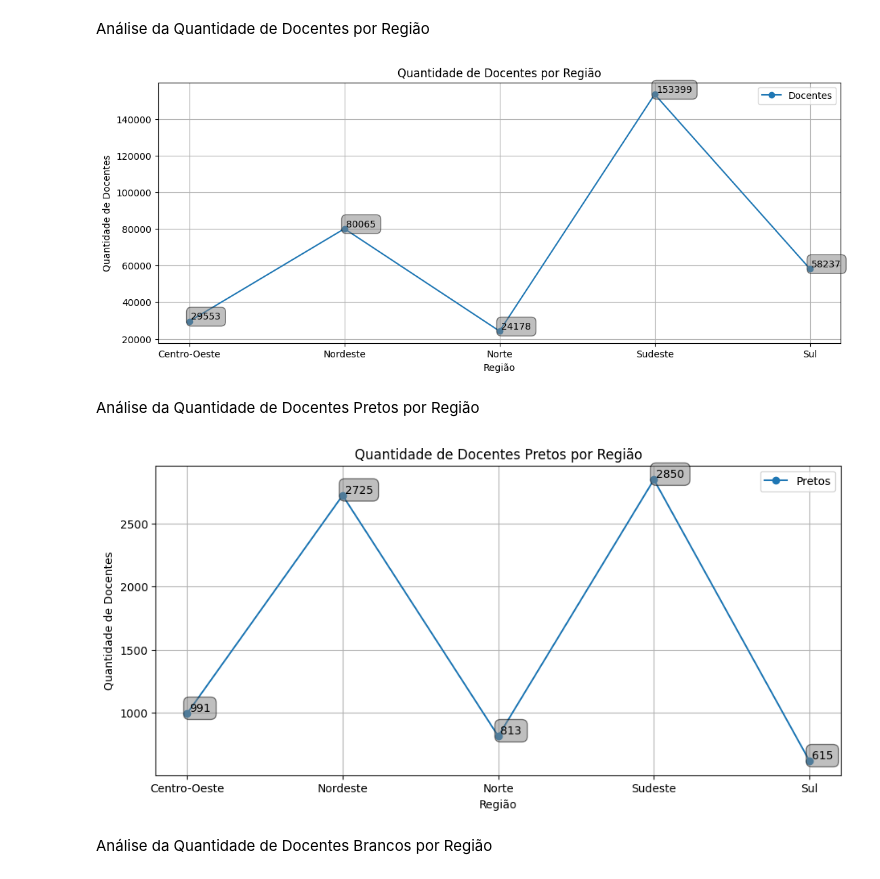
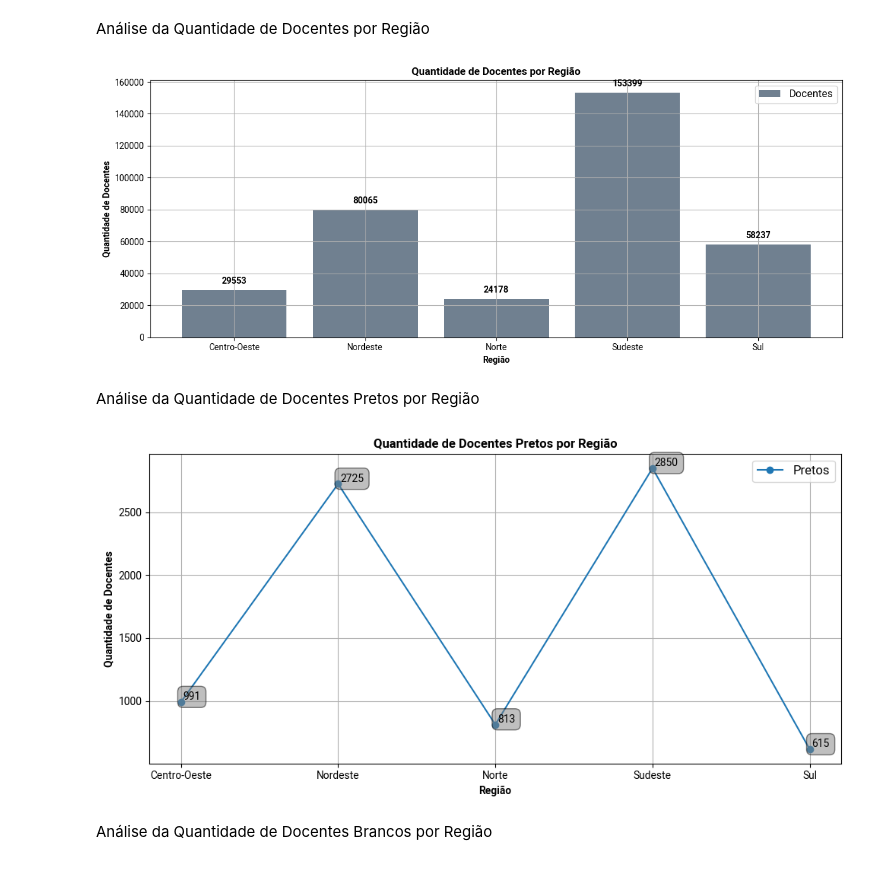
Before and after one commit to luanmenezesmatos/Kick-TrabalhoPython, a Jupyter notebook: script.ipynb, the cells around one changed output. Drawn from its saved outputs; the diff is of its cells as text; code cells hidden in the pictures.

Commit message:
Fazendo a troca dos gráficos de linhas para barras

```diff
--- a/script.ipynb
+++ b/script.ipynb
@@ -38,34 +48,70 @@ Análise da Quantidade de Docentes por Região
 # %%
 
 dataDocTotal = ies_df.groupby('NO_REGIAO_IES')['QT_TEC_TOTAL'].sum()
 
-plt.plot(dataDocTotal.index, dataDocTotal.values, marker="o") # Plotando o gráfico de linhas
+""" plt.plot(dataDocTotal.index, dataDocTotal.values, marker="o") # Plotando o gráfico de linhas """
+plt.bar(dataDocTotal.index, dataDocTotal.values,
+        color='slategrey')  # Plotando o gráfico de barras
 
-plt.rcParams['figure.figsize'] = (11, 5) # Alterando o tamanho da figura
+# Alterando o estilo do gráfico
+plt.rcParams['figure.figsize'] = (12, 5)  # Alterando o tamanho da figura
+plt.rcParams['font.family'] = 'Roboto'  # Alterando a fonte do gráfico
 
-plt.title('Quantidade de Docentes por Região') # Título do gráfico
+# Alterar o estilo das fontes (bold) para os títulos e legendas do gráfico
+plt.rcParams['axes.labelweight'] = 'bold' # Alterando o peso da fonte do título do eixo X e Y
+plt.rcParams['axes.titleweight'] = 'bold' # Alterando o peso da fonte do título do gráfico
+plt.rcParams['legend.fontsize'] = 'large' # Alterando o tamanho da fonte da legendas
 
-plt.xlabel('Região') # Legenda do eixo X
-plt.ylabel('Quantidade de Docentes') # Legenda do eixo Y
+# plt.rcParams['figure.autolayout'] = True
 
-plt.grid(True) # Exibindo as linhas de grade
+plt.title('Quantidade de Docentes por Região')  # Título do gráfico
 
-plt.legend(['Docentes']) # Exibindo a legenda (nome da linha) no gráfico
+plt.xlabel('Região')  # Legenda do eixo X
+plt.ylabel('Quantidade de Docentes')  # Legenda do eixo Y
 
-# Mostrar o valor específico ao lado de cada ponto no gráfico
+plt.grid(True)  # Exibindo as linhas de grade
+
+plt.legend(['Docentes'])  # Exibindo a legenda (nome da linha) no gráfico
+
+""" # Mostrar o valor específico ao lado de cada ponto no gráfico
 for i, j in zip(dataDocTotal.index, dataDocTotal.values):
-  plt.annotate(str(j), xy=(i, j), xytext=(2, 2), textcoords='offset points', bbox=dict(boxstyle='round, pad=0.5', fc='gray', alpha=0.5))
+  plt.annotate(str(j), xy=(i, j), xytext=(2, 2), textcoords='offset points', bbox=dict(boxstyle='round, pad=0.5', fc='black', alpha=0.5))
   # xy=(i, j) é o ponto onde será exibido o valor
   # xytext=(2, 2) é o deslocamento do texto
   # textcoords='offset points' é o tipo de coordenada do texto
-  # bbox=dict(boxstyle='round, pad=0.5', fc='gray', alpha=0.5) é o estilo da caixa do texto
+  # bbox=dict(boxstyle='round, pad=0.5', fc='gray', alpha=0.5) é o estilo da caixa do texto """
 
-caminhoGrafico = os.path.join(os.getcwd() + '/arquivosGraficos', 'docentesPorRegiao.png') # Caminho para a pasta onde será salvo o gráfico
-plt.savefig(caminhoGrafico) # Salvando o gráfico em uma imagem
+# Adicionando anotações no topo de cada barra
+for i, j in zip(dataDocTotal.index, dataDocTotal.values):
+    plt.annotate(
+        str(j),
+        xy=(i, j),
+        xytext=(0, 5),
+        textcoords='offset points',
+        ha='center',
+        va='bottom',
+        fontweight='bold',
+        font = 'Roboto',
+    )
+    # xy=(i, j) é o ponto onde será exibido o valor
+    # xytext=(0, 5) é o deslocamento do texto
+    # textcoords='offset points' é o tipo de coordenada do texto
+    # ha='center' é o alinhamento horizontal do texto
+    # va='bottom' é o alinhamento vertical do texto
+    # fontweight='bold' é o peso da fonte do texto
+    # font = 'Roboto' é a fonte do texto
 
-plt.show() # Exibindo o gráfico
+# Redimensionando o tamanho da figura para que o "plt.annotate" não fique cortado na imagem sem usar o "figure.figsize"
+# plt.gcf().set_size_inches(12, 5)
+
+# Caminho para a pasta onde será salvo o gráfico
+caminhoGrafico = os.path.join(
+    os.getcwd() + '/arquivosGraficos', 'docentesPorRegiao.png')
+plt.savefig(caminhoGrafico)  # Salvando o gráfico em uma imagem
+
+plt.show()  # Exibindo o gráfico
 # %% [output]
-[figure, old version]
+[figure, new version]
 # %% [markdown]
 Análise da Quantidade de Docentes Pretos por Região
 # %%
@@ -97,7 +143,7 @@ plt.savefig(caminhoGrafico) # Salvando o gráfico em uma imagem
 
 plt.show() # Exibindo o gráfico
 # %% [output]
-[figure, old version]
+[figure, new version]
 # %% [markdown]
 Análise da Quantidade de Docentes Brancos por Região
 # %%
```
Also changed, not shown: parts of 8 cells of this notebook, 9 other files.
